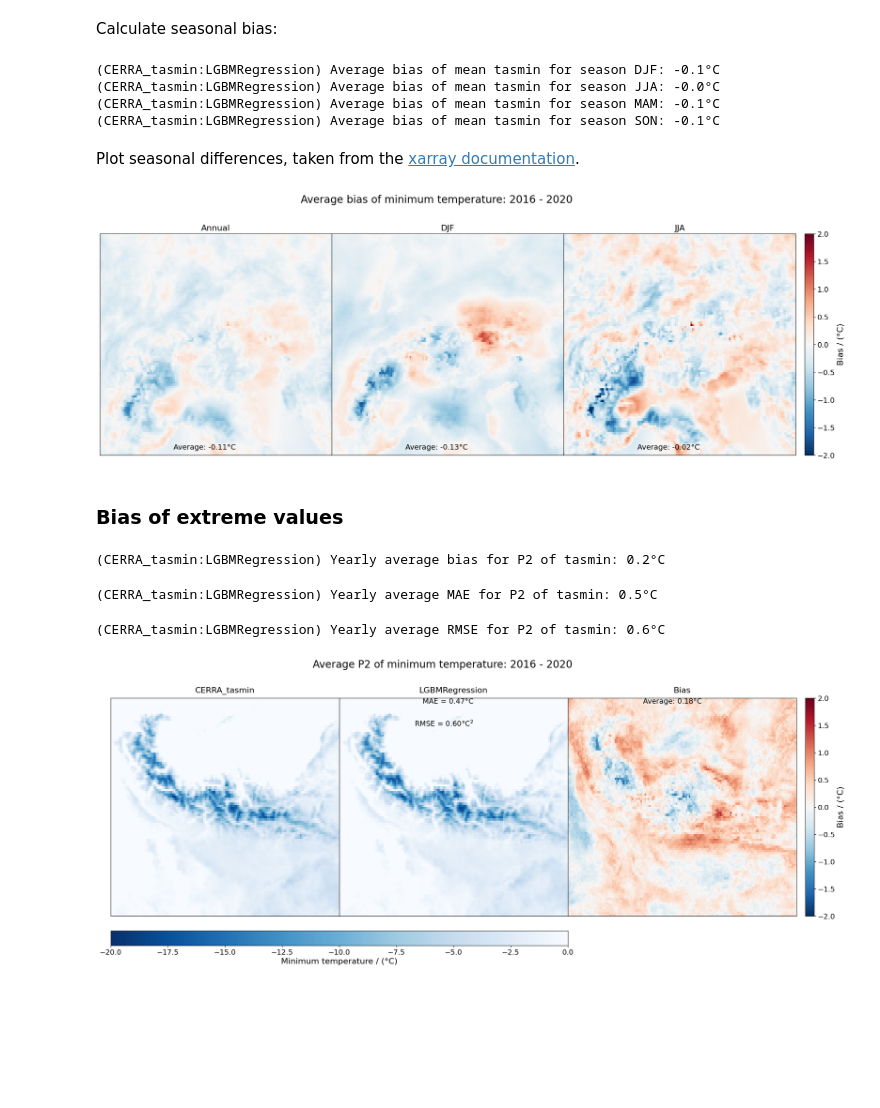
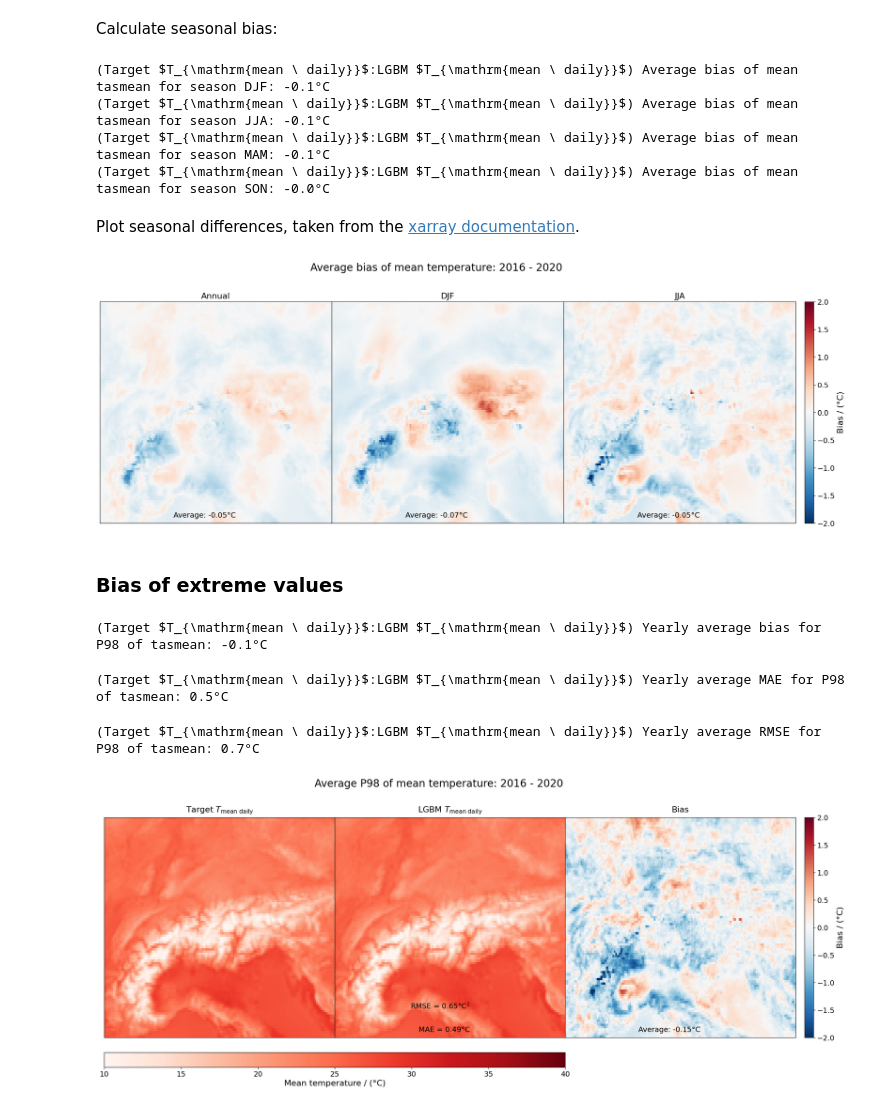
Before and after one commit to suriyahgit/downScaleML, a Jupyter notebook: Notebooks/document_temp.ipynb, the cells around one changed output. Drawn from its saved outputs; the diff is of its cells as text; code cells hidden in the pictures; blank space fills up the shorter version.

```diff
--- a/Notebooks/document_temp.ipynb
+++ b/Notebooks/document_temp.ipynb
@@ -3,10 +3,10 @@
 Choose one of the PREDICTANDS in the first cell and run entire cells to view the results.
 # %%
 # define the predictand
-PREDICTAND = 'tasmin'  # 'tasmin' or 'tasmax' or 'tasmean'
+PREDICTAND = 'tasmean'  # 'tasmin' or 'tasmax' or 'tasmean'
 # %%
 # mapping from predictands to variable names
 NAMES = {'tasmin': 'minimum temperature', 'tasmax': 'maximum temperature', 'tasmean': 'mean temperature'}
 # dataset names mapping
-PRED = 'LGBMRegression'
-TRUE = 'CERRA_tasmin'
+PRED = 'LGBM $T_{\mathrm{mean \ daily}}$'
+TRUE = 'Target $T_{\mathrm{mean \ daily}}$'
@@ -32,13 +36,13 @@ from sklearn.metrics import r2_score
 ### Load datasets
 # %%
 if PREDICTAND == 'tasmin':
-    y_pred = xr.open_dataset("/mnt/CEPH_PROJECTS/InterTwin/Climate_Downscaling/hydroModelDownscale/RESULTS_1/tasmin/LGBMRegressor_tasmin_ztuvq_500_850_mslpt2_dem_sa_doy.nc")
+    y_pred = xr.open_dataset("/mnt/CEPH_PROJECTS/InterTwin/Climate_Downscaling/hydroModelDownscale/grid_search/tasmax/LGBMRegressor_tasmax_ztuvq_500_850_mslpt2_dem_sa_doy.nc")
 
 if PREDICTAND == 'tasmax':
-    y_pred = xr.open_dataset("/mnt/CEPH_PROJECTS/InterTwin/Climate_Downscaling/hydroModelDownscale/RESULTS_1/tasmax/LGBMRegressor_tasmax_ztuvq_500_850_mslpt2_dem_sa_doy.nc")
+    y_pred = xr.open_dataset("/mnt/CEPH_PROJECTS/InterTwin/Climate_Downscaling/hydroModelDownscale/grid_search/tasmin/LGBMRegressor_tasmin_ztuvq_500_850_mslpt2_dem_sa_doy.nc")
 
 if PREDICTAND == 'tasmean':
-    y_pred = xr.open_dataset("/mnt/CEPH_PROJECTS/InterTwin/Climate_Downscaling/hydroModelDownscale/RESULTS_1/tasmean/LGBMRegressor_tasmean_ztuvq_500_850_mslpt2_dem_sa_doy.nc")
+    y_pred = xr.open_dataset("/mnt/CEPH_PROJECTS/InterTwin/Climate_Downscaling/hydroModelDownscale/grid_search/tasmean/LGBMRegressor_tasmean_ztuvq_500_850_mslpt2_dem_sa_doy.nc")
 
 y_pred
 # %% [output]
@@ -310,7 +314,7 @@ axes = axes.flatten()
 for ds, ax in zip([y_true_yearly_avg, y_pred_yearly_avg, bias_yearly_avg], axes):
     if ds is bias_yearly_avg:
         ds = ds.mean(dim='year')
-        im2 = ax.imshow(ds.values, origin='upper', cmap='RdBu_r', vmin=-2, vmax=2)
+        im2 = ax.imshow(ds.values, origin='lower', cmap='RdBu_r', vmin=-2, vmax=2)
         ax.text(x=ds.shape[0] - 2, y=2, s='Average: {:.2f}°C'.format(ds.mean().item()), fontsize=14, ha='right')
     else:
         im1 = ax.imshow(ds.mean(dim='year').values, origin='upper', cmap='RdYlBu_r', vmin=vmin, vmax=vmax)
@@ -372,10 +376,10 @@ bias_snl = y_pred_snl - y_true_snl
 for season in bias_snl.season:
     print('({}:{}) Average bias of mean {} for season {}: {:.1f}°C'.format(TRUE, PRED, PREDICTAND, season.item(), bias_snl.sel(season=season).mean().item()))
 # %% [output]
-(CERRA_tasmin:LGBMRegression) Average bias of mean tasmin for season DJF: -0.1°C
-(CERRA_tasmin:LGBMRegression) Average bias of mean tasmin for season JJA: -0.0°C
-(CERRA_tasmin:LGBMRegression) Average bias of mean tasmin for season MAM: -0.1°C
-(CERRA_tasmin:LGBMRegression) Average bias of mean tasmin for season SON: -0.1°C
+(Target $T_{\mathrm{mean \ daily}}$:LGBM $T_{\mathrm{mean \ daily}}$) Average bias of mean tasmean for season DJF: -0.1°C
+(Target $T_{\mathrm{mean \ daily}}$:LGBM $T_{\mathrm{mean \ daily}}$) Average bias of mean tasmean for season JJA: -0.1°C
+(Target $T_{\mathrm{mean \ daily}}$:LGBM $T_{\mathrm{mean \ daily}}$) Average bias of mean tasmean for season MAM: -0.1°C
+(Target $T_{\mathrm{mean \ daily}}$:LGBM $T_{\mathrm{mean \ daily}}$) Average bias of mean tasmean for season SON: -0.0°C
 # %% [markdown]
 Plot seasonal differences, taken from the [xarray documentation](xarray.pydata.org/en/stable/examples/monthly-means.html).
 # %%
@@ -421,7 +425,7 @@ cbar_predictand.ax.tick_params(labelsize=14)
 # save figure
 fig.savefig('../Notebooks/Figures/{}_bias_seasonal.png'.format(PREDICTAND), dpi=300, bbox_inches='tight')
 # %% [output]
-[figure, old version]
+[figure, new version]
 # %% [markdown]
 ### Bias of extreme values
 # %%
@@ -440,7 +444,7 @@ bias_ex = y_pred_ex - y_true_ex
 # bias of extreme quantile: Insitu:CERRA
 print('({}:{}) Yearly average bias for P{:.0f} of {}: {:.1f}°C'.format(TRUE, PRED, quantile * 100, PREDICTAND, bias_ex.mean().item()))
 # %% [output]
-(CERRA_tasmin:LGBMRegression) Yearly average bias for P2 of tasmin: 0.2°C
+(Target $T_{\mathrm{mean \ daily}}$:LGBM $T_{\mathrm{mean \ daily}}$) Yearly average bias for P98 of tasmean: -0.1°C
 # %%
 # mean absolute error in extreme quantile
 mae_ex = np.abs(y_pred_ex - y_true_ex).mean()
@@ -448,7 +452,7 @@ mae_ex = np.abs(y_pred_ex - y_true_ex).mean()
 # mae of extreme quantile: Insitu:CERRA
 print('({}:{}) Yearly average MAE for P{:.0f} of {}: {:.1f}°C'.format(TRUE, PRED, quantile * 100, PREDICTAND, mae_ex.item()))
 # %% [output]
-(CERRA_tasmin:LGBMRegression) Yearly average MAE for P2 of tasmin: 0.5°C
+(Target $T_{\mathrm{mean \ daily}}$:LGBM $T_{\mathrm{mean \ daily}}$) Yearly average MAE for P98 of tasmean: 0.5°C
 # %%
 # root mean squared error in extreme quantile
 rmse_ex = np.sqrt(((y_pred_ex - y_true_ex) ** 2).mean())
@@ -456,7 +460,7 @@ rmse_ex = np.sqrt(((y_pred_ex - y_true_ex) ** 2).mean())
 # rmse of extreme quantile: Insitu:CERRA
 print('({}:{}) Yearly average RMSE for P{:.0f} of {}: {:.1f}°C'.format(TRUE, PRED, quantile * 100, PREDICTAND, rmse_ex.item()))
 # %% [output]
-(CERRA_tasmin:LGBMRegression) Yearly average RMSE for P2 of tasmin: 0.6°C
+(Target $T_{\mathrm{mean \ daily}}$:LGBM $T_{\mathrm{mean \ daily}}$) Yearly average RMSE for P98 of tasmean: 0.7°C
 # %%
 # plot extremes of observation, prediction, and bias
 vmin, vmax = (-20, 0) if PREDICTAND == 'tasmin' else (10, 40)
@@ -465,7 +469,7 @@ axes = axes.flatten()
 for ds, ax in zip([y_true_ex, y_pred_ex, bias_ex], axes):
     if ds is bias_ex:
         ds = ds.mean(dim='year')
-        im2 = ax.imshow(ds.values, origin='upper', cmap='RdBu_r', vmin=-2, vmax=2)
+        im2 = ax.imshow(ds.values, origin='lower', cmap='RdBu_r', vmin=-2, vmax=2)
         ax.text(x=ds.shape[0] - 2, y=2, s='Average: {:.2f}°C'.format(ds.mean().item()), fontsize=14, ha='right')
     else:
         im1 = ax.imshow(ds.mean(dim='year').values, origin='upper', cmap='Blues_r' if PREDICTAND == 'tasmin' else 'Reds',
@@ -486,34 +490,34 @@ for ax in axes.flat:
     ax.set_xlabel('')
     ax.set_ylabel('')
 
 # adjust figure
 fig.suptitle('Average P{:.0f} of {}: {} - {}'.format(quantile * 100, NAMES[PREDICTAND], start_year, end_year), fontsize=20);
 fig.subplots_adjust(hspace=0, wspace=0, top=0.85)
 
 # add colorbar for bias
 axes = axes.flatten()
 cbar_ax = fig.add_axes([axes[-1].get_position().x1 + 0.01, axes[-1].get_position().y0,
                         0.01, axes[-1].get_position().y1 - axes[-1].get_position().y0])
 cbar = fig.colorbar(im2, cax=cbar_ax)
 cbar.set_label(label='Bias / (°C)', fontsize=16)
 cbar.ax.tick_params(labelsize=14)
 
 # add colorbar for predictand
 cbar_ax_predictand = fig.add_axes([axes[0].get_position().x0, axes[0].get_position().y0 - 0.1,
                                    axes[-1].get_position().x0 - axes[0].get_position().x0,
                                    0.05])
 cbar_predictand = fig.colorbar(im1, cax=cbar_ax_predictand, orientation='horizontal')
 cbar_predictand.set_label(label='{} / (°C)'.format(NAMES[PREDICTAND].capitalize()), fontsize=16)
 cbar_predictand.ax.tick_params(labelsize=14)
 
 # add metrics: MAE and RMSE
 axes[1].text(x=ds.shape[0] - 2, y=2, s='MAE = {:.2f}°C'.format(mae_ex.item()), fontsize=14, ha='right')
 axes[1].text(x=ds.shape[0] - 2, y=12, s='RMSE = {:.2f}°C$^2$'.format(rmse_ex.item()), fontsize=14, ha='right')
 
 # save figure
 fig.savefig('../Notebooks/Figures/{}_bias_p{:.0f}.png'.format(PREDICTAND, quantile * 100), dpi=300, bbox_inches='tight')
 # %% [output]
-[figure, old version]
+[figure, new version]
 # %%
 # scatter plot of observations vs. predictions
 fig, ax = plt.subplots(1, 1, figsize=(10, 10))
```
Also changed, not shown: parts of 10 cells of this notebook, 27 other files.
